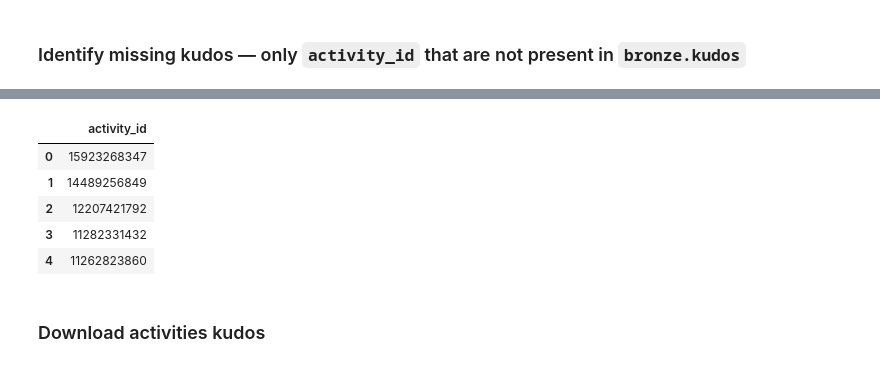
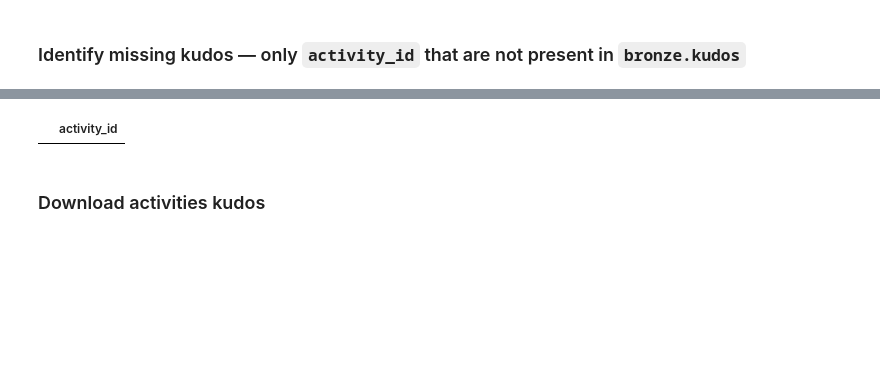
Before and after one commit to lowickib/Strava-Analytics, a Jupyter notebook: 1_API_and_Bronze_Layer.ipynb, the cells around one changed output, grey strips where cells are left out. Saved outputs shown, nothing was run; the diff lists cells and outputs as text; code cells hidden in the pictures; blank space fills up the shorter version.

```diff
--- a/1_API_and_Bronze_Layer.ipynb
+++ b/1_API_and_Bronze_Layer.ipynb
@@ -60,6 +60,8 @@ logging.basicConfig(
     level=getattr(logging, LOG_LEVEL.upper(), logging.INFO),
     format="%(asctime)s | %(levelname)s | %(message)s"
 )
+
+pd.set_option('display.max_columns', None)
 # %% [markdown]
 ### API keys validation
 # %%
@@ -721,7 +723,7 @@ with engine.begin() as conn:
   existing_ids_kudos = pd.read_sql(text(f"SELECT activity_id FROM {TARGET_B_SCHEMA}.{KUDOS_B_TABLE}"), conn)
   existing_ids_kudos_set = set(existing_ids_kudos['activity_id'].astype('Int64').dropna().to_list())
 
-all_ids_kudos_set = set(activities_df['id'].astype('Int64').dropna().to_list())
+all_ids_kudos_set = set(activities_df[activities_df['kudos_count'] > 0]['id'].astype('Int64').dropna().to_list())
 missing_ids_kudos = sorted(all_ids_kudos_set - existing_ids_kudos_set, reverse=True)
 logging.info(f"Missing kudos of {len(missing_ids_kudos)} activities")
 pd.DataFrame({'activity_id': missing_ids_kudos}).head()
@@ -730,9 +732,4 @@ pd.DataFrame({'activity_id': missing_ids_kudos}).head()
 |  | activity_id |
-| 0 | 15923268347 |
-| 1 | 14489256849 |
-| 2 | 12207421792 |
-| 3 | 11282331432 |
-| 4 | 11262823860 |
 # %% [markdown]
 ### Download activities kudos
 # %%
```
Also changed, not shown: parts of 23 cells of this notebook, 6 other files.
